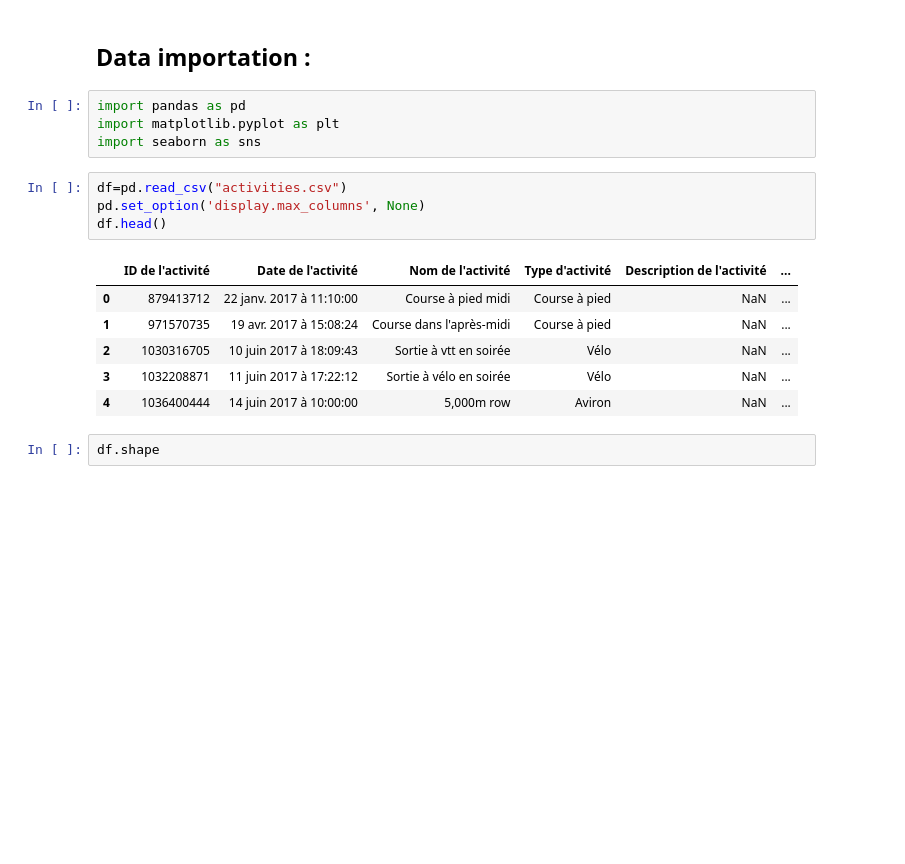
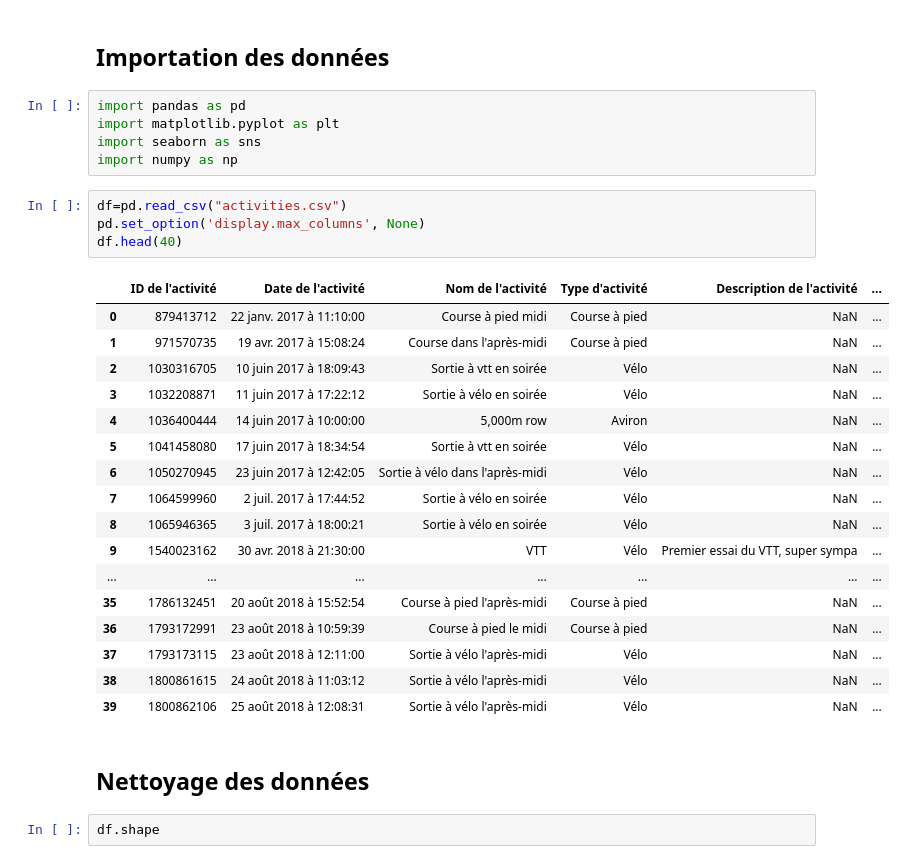
Before and after one commit to Ulysse3311/My-2020-in-sport, a Jupyter notebook: 2020 in sport Notebook.ipynb, the cells around one changed output. Drawn from its saved outputs; the diff is of its cells as text; blank space fills up the shorter version.

```diff
--- a/2020 in sport Notebook.ipynb
+++ b/2020 in sport Notebook.ipynb
@@ -1,20 +1,34 @@
-# %% [markdown]
-## Data importation :
+# %% [markdown]
+## Importation des données
 # %%
 import pandas as pd
 import matplotlib.pyplot as plt
 import seaborn as sns
+import numpy as np
 # %%
 df=pd.read_csv("activities.csv")
 pd.set_option('display.max_columns', None)
-df.head()
+df.head(40)
 # %% [output]
 |  | ID de l'activité | Date de l'activité | Nom de l'activité | Type d'activité | Description de l'activité | ... |
 | 0 | 879413712 | 22 janv. 2017 à 11:10:00 | Course à pied midi | Course à pied | NaN | ... |
 | 1 | 971570735 | 19 avr. 2017 à 15:08:24 | Course dans l'après-midi | Course à pied | NaN | ... |
 | 2 | 1030316705 | 10 juin 2017 à 18:09:43 | Sortie à vtt en soirée | Vélo | NaN | ... |
 | 3 | 1032208871 | 11 juin 2017 à 17:22:12 | Sortie à vélo en soirée | Vélo | NaN | ... |
 | 4 | 1036400444 | 14 juin 2017 à 10:00:00 | 5,000m row | Aviron | NaN | ... |
+| 5 | 1041458080 | 17 juin 2017 à 18:34:54 | Sortie à vtt en soirée | Vélo | NaN | ... |
+| 6 | 1050270945 | 23 juin 2017 à 12:42:05 | Sortie à vélo dans l'après-midi | Vélo | NaN | ... |
+| 7 | 1064599960 | 2 juil. 2017 à 17:44:52 | Sortie à vélo en soirée | Vélo | NaN | ... |
+| 8 | 1065946365 | 3 juil. 2017 à 18:00:21 | Sortie à vélo en soirée | Vélo | NaN | ... |
+| 9 | 1540023162 | 30 avr. 2018 à 21:30:00 | VTT | Vélo | Premier essai du VTT, super sympa | ... |
+| ... | ... | ... | ... | ... | ... | ... |
+| 35 | 1786132451 | 20 août 2018 à 15:52:54 | Course à pied l'après-midi | Course à pied | NaN | ... |
+| 36 | 1793172991 | 23 août 2018 à 10:59:39 | Course à pied le midi | Course à pied | NaN | ... |
+| 37 | 1793173115 | 23 août 2018 à 12:11:00 | Sortie à vélo l'après-midi | Vélo | NaN | ... |
+| 38 | 1800861615 | 24 août 2018 à 11:03:12 | Sortie à vélo l'après-midi | Vélo | NaN | ... |
+| 39 | 1800862106 | 25 août 2018 à 12:08:31 | Sortie à vélo l'après-midi | Vélo | NaN | ... |
+# %% [markdown]
+## Nettoyage des données
 # %%
 df.shape
 # %% [output]
```
Also changed, not shown: parts of 14 cells of this notebook.
